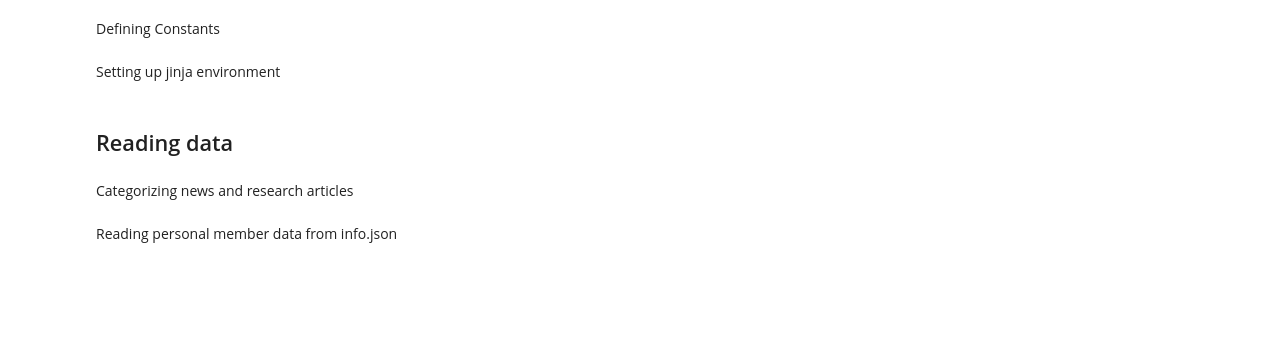
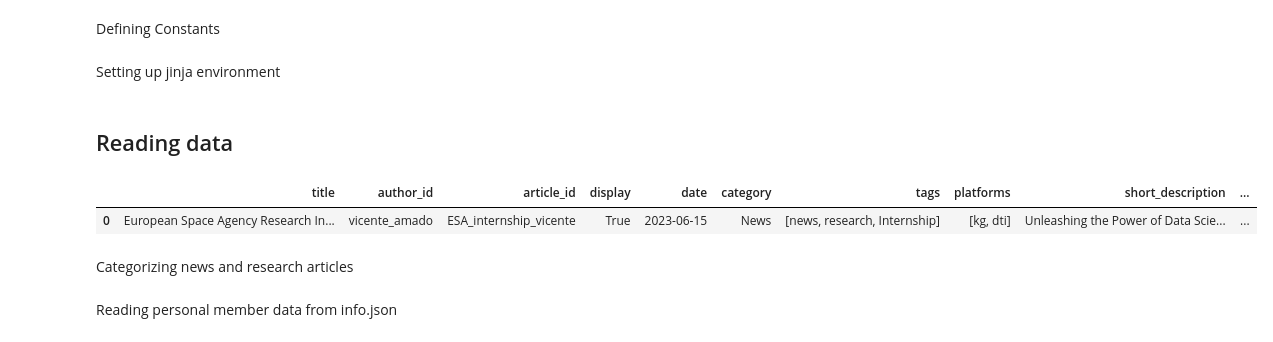
Before and after one commit to deepthought-initiative/dtiwebsite_generator, a Jupyter notebook: notebooks/create_htmls.ipynb, the cells around one changed output. Drawn from its saved outputs; the diff is of its cells as text; code cells hidden in the pictures; blank space fills up the shorter version.

```diff
--- a/notebooks/create_htmls.ipynb
+++ b/notebooks/create_htmls.ipynb
@@ -36,6 +36,9 @@ TEMPLATE_DIR_PATH = GROUP_DATA_DIR.parent / "dtiwebsite_generator" / "templates"
 WEBSITE_DATA_PATH = GROUP_DATA_DIR / "website_data/"
 HOSTING_PATH = GROUP_DATA_DIR.parent / "deepthought-initiative.github.io"
 CONTENT_DIR_PATH = WEBSITE_DATA_PATH / "content"
+ARTICLE_DIR_PATH = Path("../../research_news/articles")
+ARTICLE_IMAGE_PATH = Path("../../research_news/images")
+ARTICLE_IMAGE_DESTINATION_DIR = HOSTING_PATH / "website_files" / "images" / "article_content"
 MEMBERS_DIR = GROUP_DATA_DIR / "members"
 SUB_RESEARCH_PATH = HOSTING_PATH / "sub_research"
 
@@ -140,6 +143,14 @@ def read_member_data_jsons(file_to_read):
         member_data_df = pd.DataFrame(data_list)
         member_data_df.set_index("id", inplace=True)
     return member_data_df
+# %%
+def set_new_image_path(old_image_path):
+    image_source = ARTICLE_IMAGE_PATH / old_image_path.name
+    image_destination = ARTICLE_IMAGE_DESTINATION_DIR / old_image_path.name
+    website_files_index = image_destination.parts.index("website_files")
+    new_image_path = Path(*image_destination.parts[website_files_index:])
+    shutil.copy2(image_source, image_destination)
+    return str(new_image_path)
 # %% [markdown]
 ## Reading data
 # %%
@@ -152,15 +163,26 @@ support = loading_website_data("support")
 # %%
 # Reading all articles
 article_content_list = []
-for content_file_name in CONTENT_DIR_PATH.iterdir():
+for content_file_name in ARTICLE_DIR_PATH.iterdir():
     with open(content_file_name, "r") as fcontent:
         article_content = json.load(fcontent)
-    article_content_list.append(article_content)
+    if "dti" in article_content['platforms']:
+        image_path = Path(article_content["cover_image"])
+        article_content["cover_image"] = set_new_image_path(image_path)
+        for content_key, content_value in article_content['content'].items():
+            if "img" in content_key:
+                new_content_value = set_new_image_path(Path(content_value))
+                article_content["content"][content_key] = new_content_value
+        article_content_list.append(article_content)
 article_content_df = pd.DataFrame(article_content_list)
 
 article_content_df["date"] = pd.to_datetime(
     article_content_df["date"], format="%m-%d-%Y"
 )
+article_content_df
+# %% [output]
+|  | title | author_id | article_id | display | date | category | tags | platforms | short_description | ... |
+| 0 | European Space Agency Research In... | vicente_amado | ESA_internship_vicente | True | 2023-06-15 | News | [news, research, Internship] | [kg, dti] | Unleashing the Power of Data Scie... | ... |
 # %% [markdown]
 Categorizing news and research articles
 # %%
```
